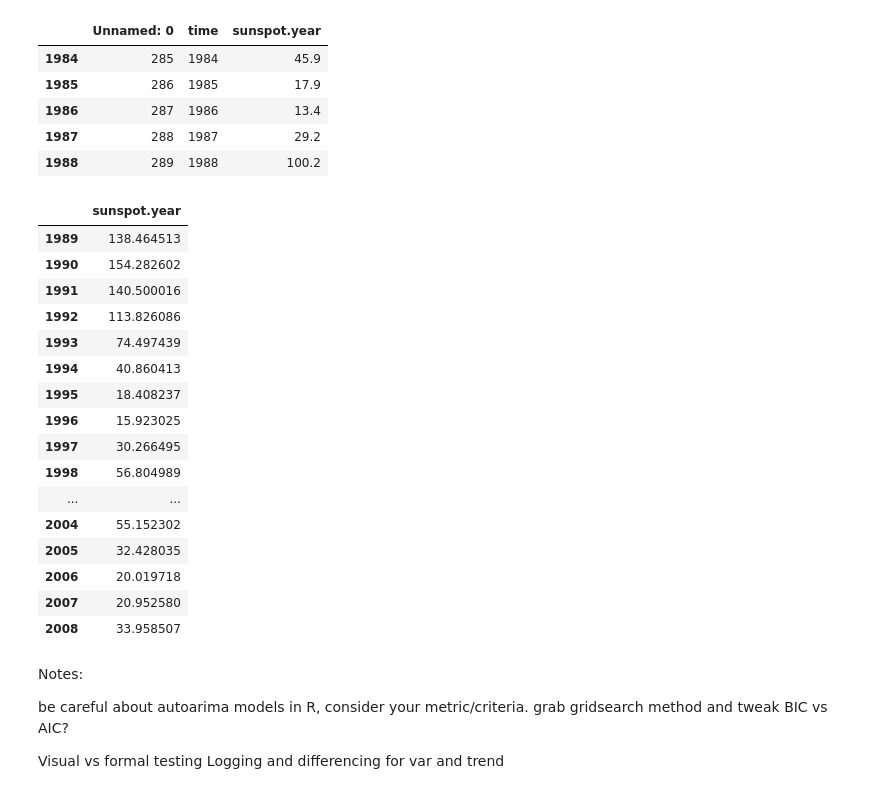
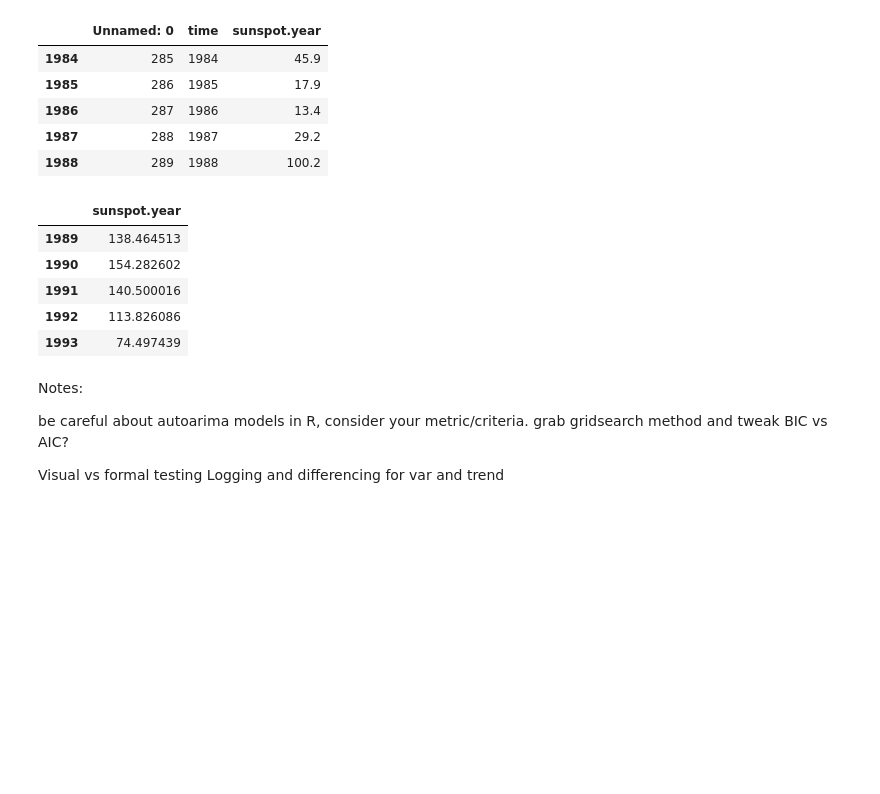
Before and after one commit to ultimatist/ODSC17, a Jupyter notebook: Time Series with Python (ODSC) SOL.ipynb, the cells around one changed output. Saved outputs shown, nothing was run; the diff lists cells and outputs as text; code cells hidden in the pictures; blank space fills up the shorter version.

```diff
--- a/Time Series with Python (ODSC) SOL.ipynb
+++ b/Time Series with Python (ODSC) SOL.ipynb
@@ -545,25 +567,14 @@ data.tail()
 | 1987 | 288 | 1987 | 29.2 |
 | 1988 | 289 | 1988 | 100.2 |
 # %%
-model.predict(h=20)
+model.predict(h=5)
 # %% [output]
 |  | sunspot.year |
 | 1989 | 138.464513 |
 | 1990 | 154.282602 |
 | 1991 | 140.500016 |
 | 1992 | 113.826086 |
 | 1993 | 74.497439 |
-| 1994 | 40.860413 |
-| 1995 | 18.408237 |
-| 1996 | 15.923025 |
-| 1997 | 30.266495 |
-| 1998 | 56.804989 |
-| ... | ... |
-| 2004 | 55.152302 |
-| 2005 | 32.428035 |
-| 2006 | 20.019718 |
-| 2007 | 20.952580 |
-| 2008 | 33.958507 |
 # %% [markdown]
 Notes:
 
```
Also changed, not shown: parts of 17 cells of this notebook.
